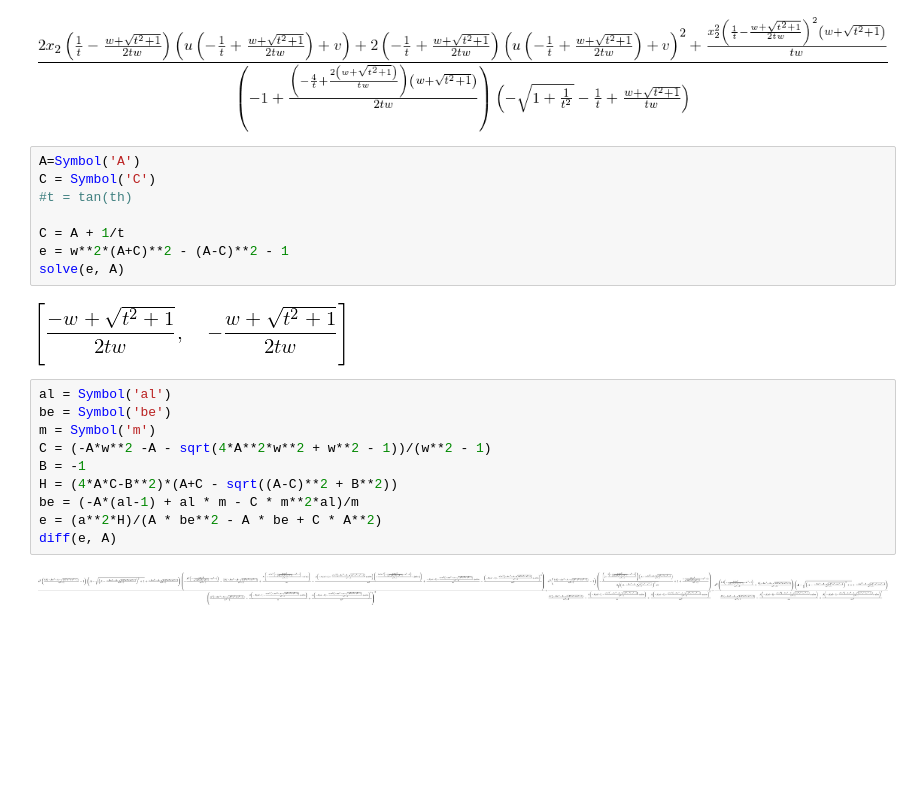
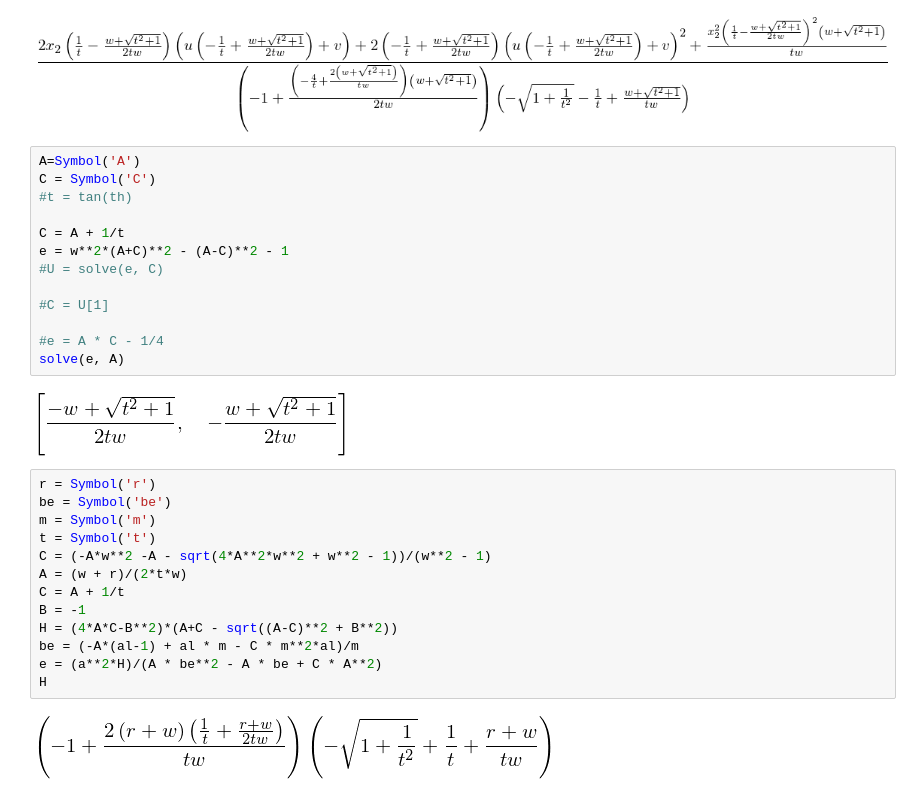
Before and after one commit to danft/MCE, a Jupyter notebook: maths.ipynb, the cells around one changed output. Drawn from its saved outputs; the diff is of its cells as text; blank space fills up the shorter version.

```diff
--- a/maths.ipynb
+++ b/maths.ipynb
@@ -102,18 +102,26 @@ C = Symbol('C')
 
 C = A + 1/t
 e = w**2*(A+C)**2 - (A-C)**2 - 1
+#U = solve(e, C)
+
+#C = U[1]
+
+#e = A * C - 1/4
 solve(e, A)
 # %% [output]
 [figure]
 # %%
-al = Symbol('al')
+r = Symbol('r')
 be = Symbol('be')
 m = Symbol('m')
+t = Symbol('t')
 C = (-A*w**2 -A - sqrt(4*A**2*w**2 + w**2 - 1))/(w**2 - 1)
+A = (w + r)/(2*t*w)
+C = A + 1/t
 B = -1
 H = (4*A*C-B**2)*(A+C - sqrt((A-C)**2 + B**2))
 be = (-A*(al-1) + al * m - C * m**2*al)/m
 e = (a**2*H)/(A * be**2 - A * be + C * A**2)
-diff(e, A)
+H
 # %% [output]
-[figure, old version]
+[figure, new version]
```
Also changed, not shown: parts of 1 cell of this notebook, 3 other files.
